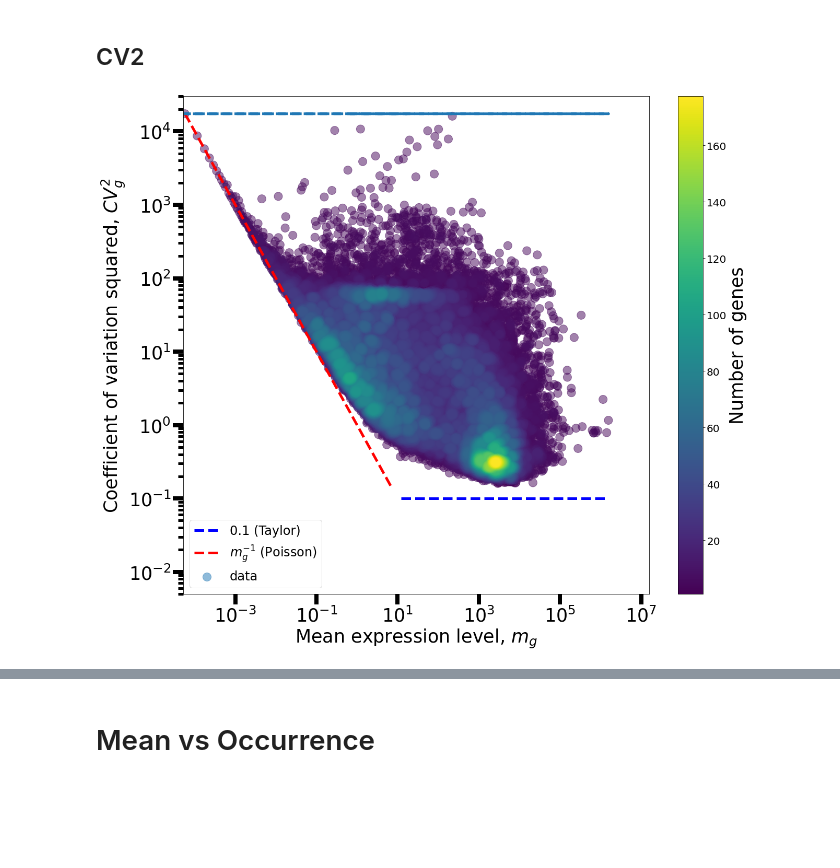
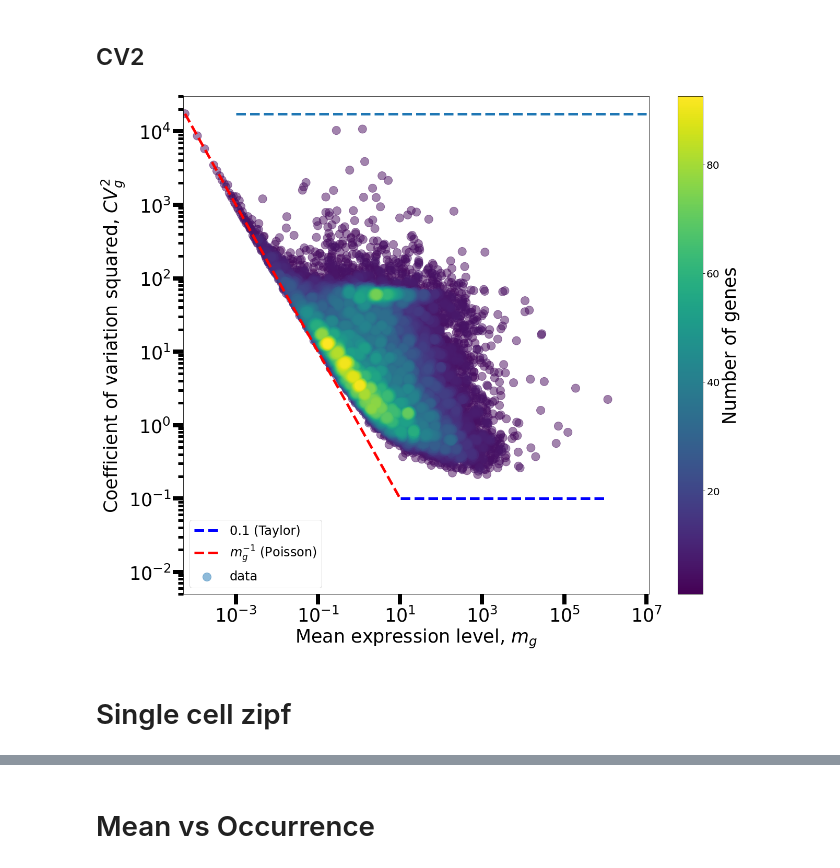
Before and after one commit to fvalle1/phd, a Jupyter notebook: mouse_Atlas/Mouse_exploration.ipynb, the cells around one changed output, grey strips where cells are left out. Saved outputs shown, nothing was run; the diff lists cells and outputs as text; code cells hidden in the pictures; blank space fills up the shorter version.

```diff
--- a/mouse_Atlas/Mouse_exploration.ipynb
+++ b/mouse_Atlas/Mouse_exploration.ipynb
@@ -725,29 +725,33 @@ means = means[var[var>1e-7].index].dropna()
 var = var.reindex_like(means)
 O = O.reindex_like(means)
 # %%
-#select protein coding
+df_genes=pd.read_csv("genes_gtex.txt", header=0, index_col=0)
+df_genes.head()
+nc=df_genes[df_genes["type_of_gene"]!="protein-coding"].index
 genelist = pd.read_csv("https://stephenslab.github.io/count-clustering/project/utilities/gene_names_all_gtex.txt", header=None).values.ravel()
-means = means[means.index.isin(genelist)]
-var = var.reindex_like(means)
+# %%
+#select protein coding or noncoding
+means = means[means.index.isin(nc)]
+var = var.reindex_like(means)
 # %%
 fig, ax = plt.subplots(figsize=(18,15))
 ax.set_xlim(1e-3, 5e2)
 
 plotcv2mean(means.values.ravel(), var.values.ravel(), ax=ax, normalisation_str='counts', poisson_limit=10, alpha=0.5, s=255, colorbar=True)
 
 ax.tick_params(labelsize=35, width=8, length=20)
 ax.tick_params(axis="both", which="minor", width=5, length=10)
 
 upbound = len(data["M"])-1
-
-ax.plot(means,[upbound for _ in means], ls="--", lw=5)
+x = np.logspace(-3,7)
+ax.plot(x,[upbound for _ in x], ls="--", lw=5)
 
 ax.set_ylim(5e-3,3e4)
 plt.show()
-fig.savefig(f"cv2_mean_dense_{data_source}.pdf")
-fig.savefig(f"cv2_mean_dense_{data_source}.png", dpi=400)
+fig.savefig(f"cv2_mean_dense_{data_source}_nc.pdf")
+fig.savefig(f"cv2_mean_dense_{data_source}_nc.png", dpi=400)
 # %% [output]
-[figure, old version]
+[figure, new version]
 # %%
 import matplotlib.cm as cm
 from matplotlib.colors import Normalize
@@ -764,3 +768,5 @@ ax.legend(fontsize=35)
 plt.show()
 fig.savefig(f"var_mean_dense_{data_source}.pdf")
 fig.savefig(f"var_mean_dense_{data_source}.png", dpi=400)
+# %% [markdown]
+# Single cell zipf
```
Also changed, not shown: parts of 3 cells of this notebook, 1 other file.
